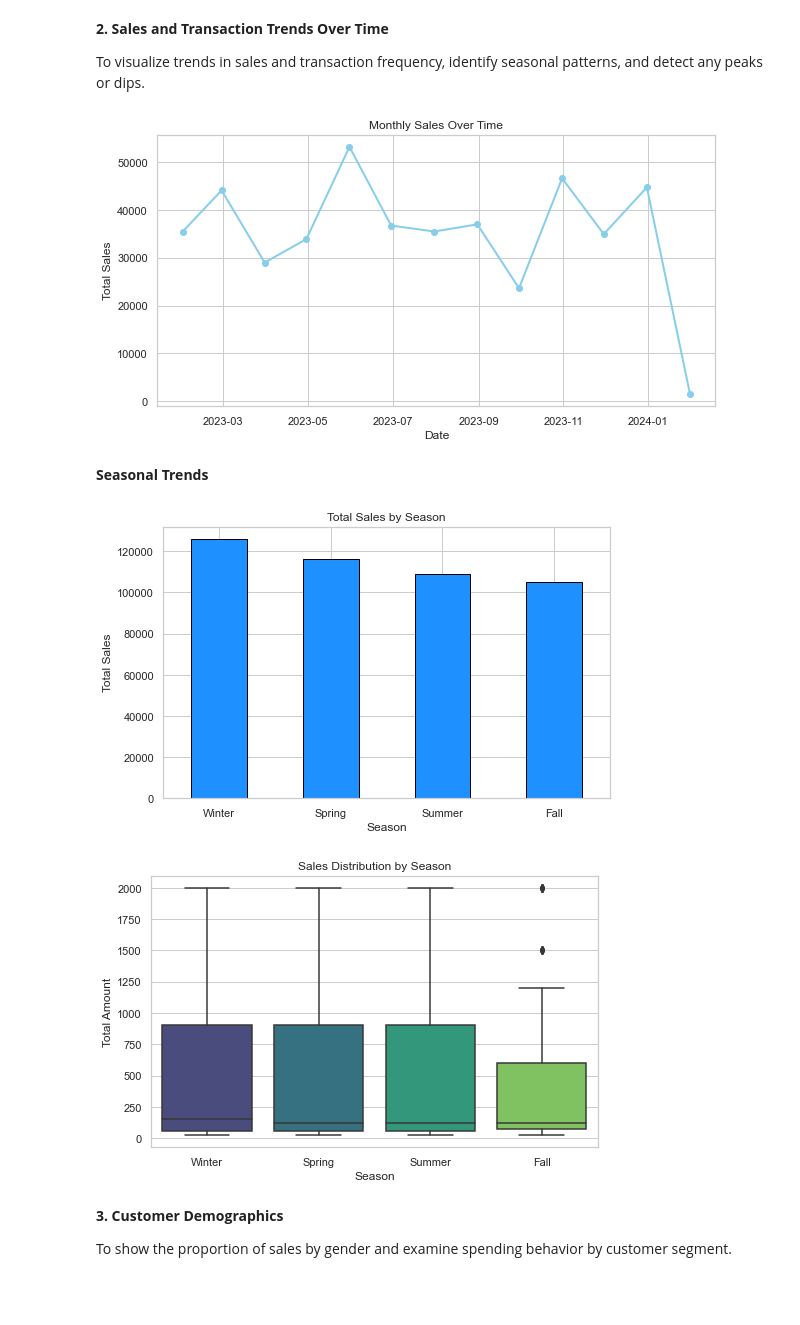
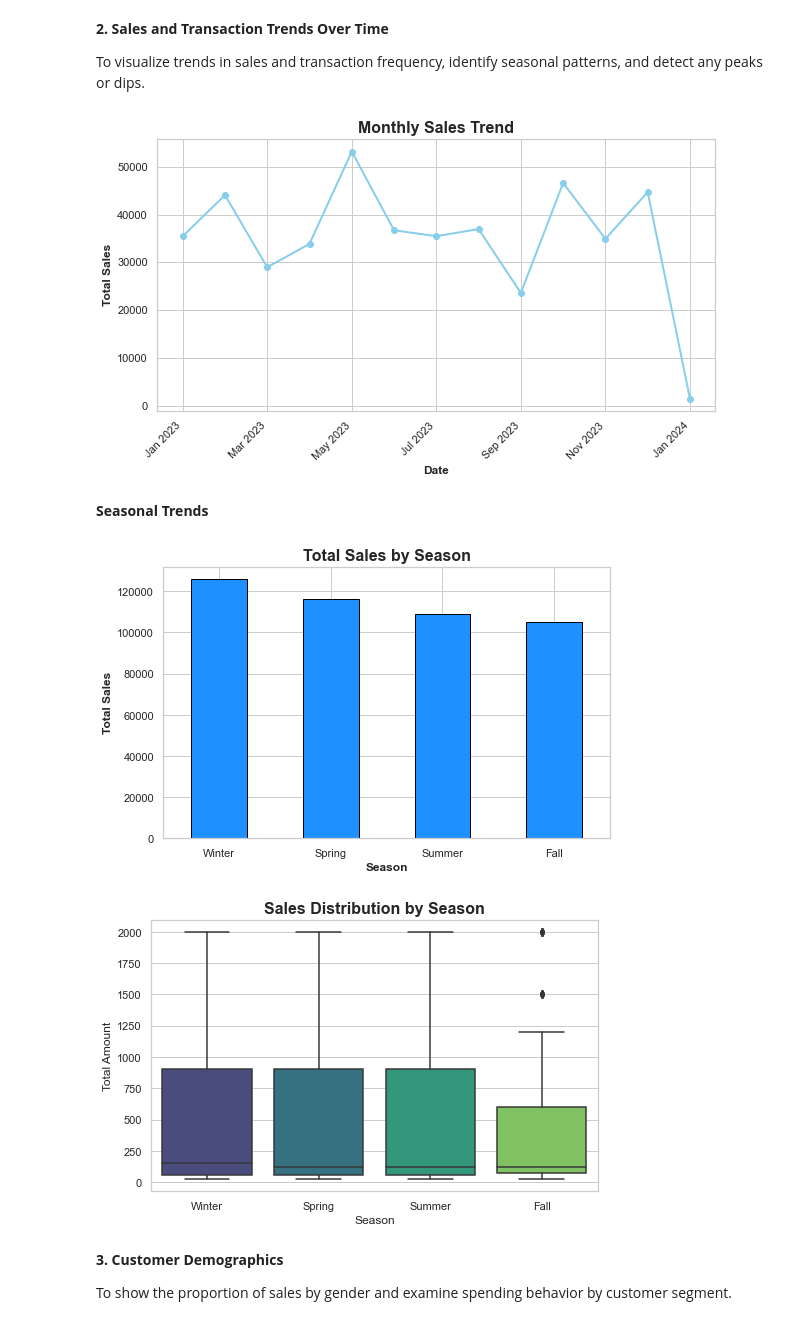
Before and after one commit to mandele1999/retail_sales_analytics, a Jupyter notebook: 03_data_analysis.ipynb, the cells around one changed output. Drawn from its saved outputs; the diff is of its cells as text; code cells hidden in the pictures; blank space fills up the shorter version.

Commit message:
Visualization plots

```diff
--- a/03_data_analysis.ipynb
+++ b/03_data_analysis.ipynb
@@ -116,17 +121,24 @@ plt.show()
 To visualize trends in sales and transaction frequency, identify seasonal patterns, and detect any peaks or dips.
 # %%
 # Monthly sales trend
-df['Date'] = pd.to_datetime(df['Date'])
+df['Date'] = pd.to_datetime(df['Date']).dt.tz_localize(None)
 monthly_sales = df.set_index('Date')['Total Amount'].resample('M').sum()
 
+# Format the index as "Month Year" (e.g., "Jan 2023")
+months_years = monthly_sales.index.strftime('%b %Y').to_numpy()  # '%b' for abbreviated month names, '%Y' for full year
+
 plt.figure(figsize=(10, 5))
-plt.plot(monthly_sales, marker='o', color='skyblue', linewidth=2)
-plt.title("Monthly Sales Over Time")
-plt.xlabel("Date")
-plt.ylabel("Total Sales")
+plt.plot(months_years, monthly_sales.values, marker='o', color='skyblue', linewidth=2)
+plt.title("Monthly Sales Trend", fontsize=16, fontweight='bold')
+plt.xlabel("Date", fontsize=12, fontweight='bold')
+plt.ylabel("Total Sales", fontsize=12, fontweight='bold')
+
+# Set x-ticks to display every other label(skipping a label to avoid overcrowding)
+plt.xticks(range(0, len(months_years), 2), months_years[::2], rotation=45, ha='right')
+# plt.grid(True, which='both', linestyle='--', linewidth=0.5)
 plt.show()
 # %% [output]
-[figure, old version]
+[figure, new version]
 # %% [markdown]
 **Seasonal Trends**
 # %%
@@ -150,20 +162,20 @@ seasonal_sales = df.groupby('Season')['Total Amount'].sum().reindex(['Winter', '
 
 # Bar chart of sales by season
 seasonal_sales.plot(kind='bar', color='dodgerblue', edgecolor='black', figsize=(8, 5))
-plt.title("Total Sales by Season")
-plt.xlabel("Season")
-plt.ylabel("Total Sales")
+plt.title("Total Sales by Season", fontsize=16, fontweight='bold')
+plt.xlabel("Season", fontsize=12, fontweight='bold')
+plt.ylabel("Total Sales", fontsize=12, fontweight='bold')
 plt.xticks(rotation=0)
 plt.show()
 
 # Box plot to view sales distribution per season
 plt.figure(figsize=(8, 5))
 sns.boxplot(data=df, x='Season', y='Total Amount', order=['Winter', 'Spring', 'Summer', 'Fall'], palette="viridis")
-plt.title("Sales Distribution by Season")
+plt.title("Sales Distribution by Season", fontsize=16, fontweight='bold')
 plt.show()
 # %% [output]
-[figure, old version]
+[figure, new version]
-[figure, old version]
+[figure, new version]
 # %% [markdown]
 **3. Customer Demographics**
 
```
Also changed, not shown: parts of 5 cells of this notebook.
